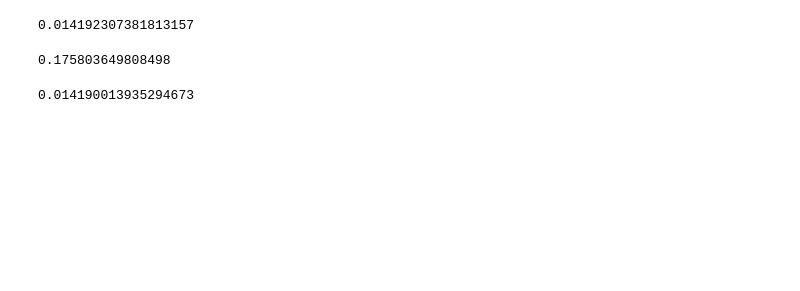
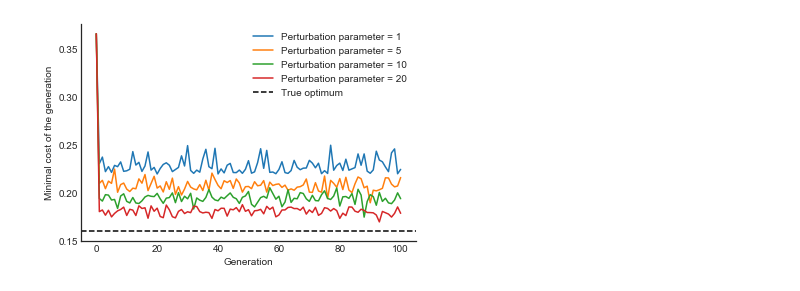
Before and after one commit to frtennis1/am221-project, a Jupyter notebook: code/evolution.ipynb, the cells around one changed output. Saved outputs shown, nothing was run; the diff lists cells and outputs as text; code cells hidden in the pictures; blank space fills up the shorter version.

Commit message:
more on paper; genetic section

```diff
--- a/code/evolution.ipynb
+++ b/code/evolution.ipynb
@@ -4,3 +7,8 @@ from numpy.random import choice
+# %%
+from matplotlib import pyplot as plt
+%matplotlib inline
+import seaborn as sns
+sns.set_style('white')
 # %%
 n, m = 4, 4
 a = np.random.randn(n) ** 2
@@ -9,6 +17,7 @@ a /= np.sum(a)
 b /= np.sum(b)
 # %%
 cost = np.random.randn(n, m) ** 2
+true_min_cost = (ot.emd(a, b, cost) * cost).sum()
 # %%
 def perturb(p, k=10):
     p = p.copy()
@@ -39,3 +46,3 @@ def eval_cost(p):
 # %%
 fam_size = 100
-n_ch = 2
+n_ch = 5
@@ -46,18 +49,20 @@ from IPython.display import clear_output
 # %%
 initial = np.multiply.outer(a,b)
-for _ in tqdm(range(10000)):
-    family = np.array([initial.copy() for _ in range(fam_size)])
+fits = {}
+for k in [1, 5, 10, 20]:
+    fit = [eval_cost(initial)]
+    for _ in tqdm(range(100)):
+        family = np.array([initial.copy() for _ in range(fam_size)])
 
-    new_family = np.zeros((fam_size * n_ch, n,m))
+        new_family = np.zeros((fam_size * n_ch, n,m))
 
-    for i, x in enumerate(family):
-        for j, y in enumerate(family[np.random.randint(low=0, high=fam_size, size=n_ch),:,:]):
-            new_family[i * n_ch + j, :, :] = perturb(marry(x,y), k=10)
+        for i, x in enumerate(family):
+            for j, y in enumerate(family[np.random.randint(low=0, high=fam_size, size=n_ch),:,:]):
+                new_family[i * n_ch + j, :, :] = perturb(marry(x,y), k=k)
 
-    fitness = list(map(lambda p : eval_cost(p), new_family))
-    survivors = np.argpartition(fitness, fam_size)[:fam_size]
-    print('Generation', _, np.min(fitness))
-    print(np.mean(fitness))
-    clear_output(wait=True)
-    family = np.array(new_family)[survivors]
+        fitness = list(map(lambda p : eval_cost(p), new_family))
+        survivors = np.argpartition(fitness, fam_size)[:fam_size]
+        fit.append(np.min(fitness))
+        family = np.array(new_family)[survivors]
+    fits[k] = fit
 # %% [output]
@@ -67,12 +81,11 @@ import ot
-# %%
-(ot.emd(a, b, cost) * cost).sum()
-# %% [output]
-0.014192307381813157
-# %%
-eval_cost(initial)
-# %% [output]
-0.175803649808498
-# %%
-(ot.sinkhorn(a,b,cost,reg=.001) * cost).sum()
-# %% [output]
-0.014190013935294673
+# %%
+for k, f in fits.items():
+    plt.plot(f, label='Perturbation parameter = {}'.format(k))
+plt.axhline(y=true_min_cost, ls='--', color='k', label='True optimum')
+plt.legend()
+plt.xlabel('Generation')
+plt.ylabel('Minimal cost of the generation')
+sns.despine()
+plt.savefig('../reports/paper/figs/genetic.eps')
+# %% [output]
+[figure, added]
```
Also changed, not shown: parts of 8 cells of this notebook, 6 other files.
